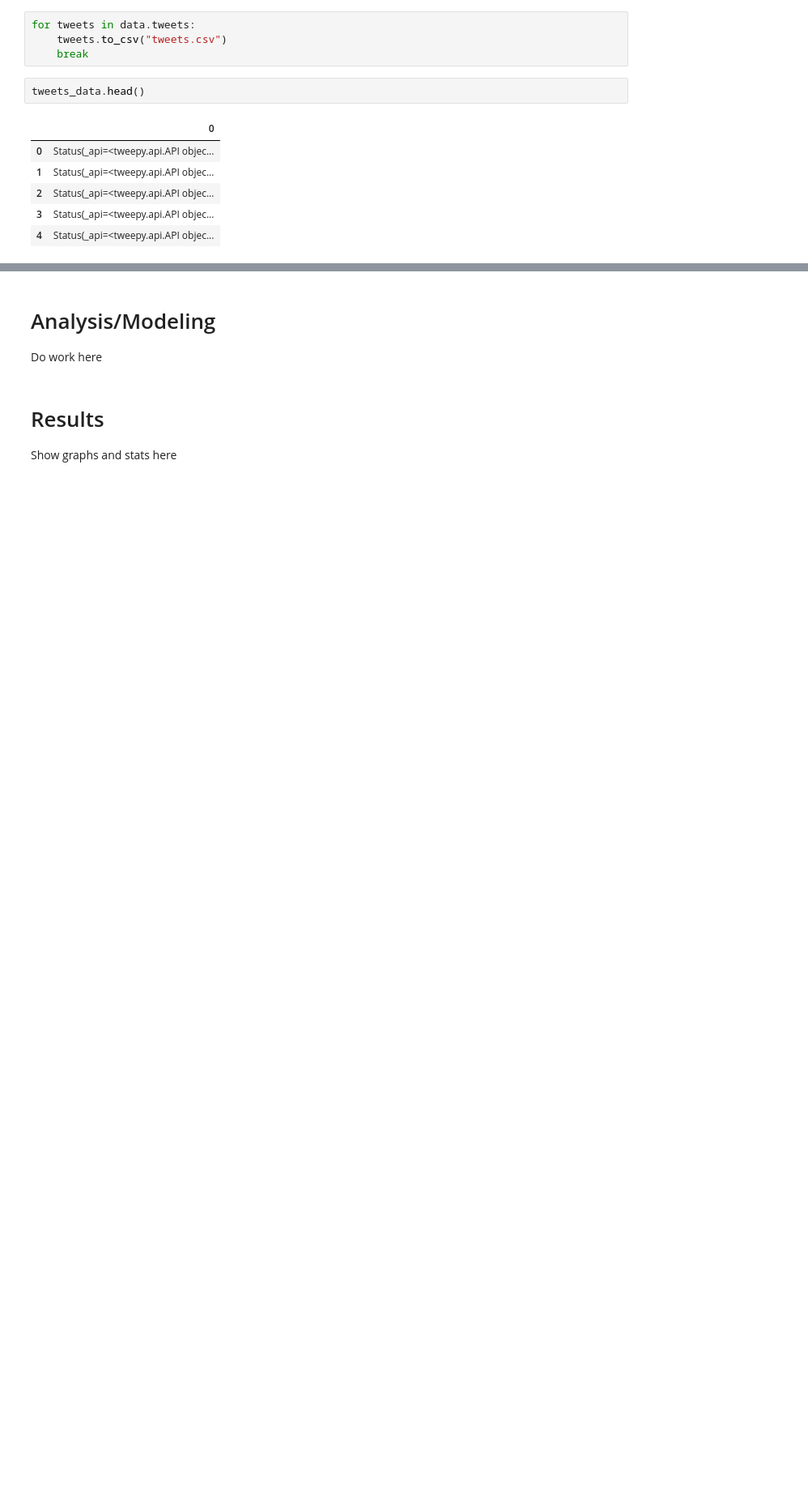
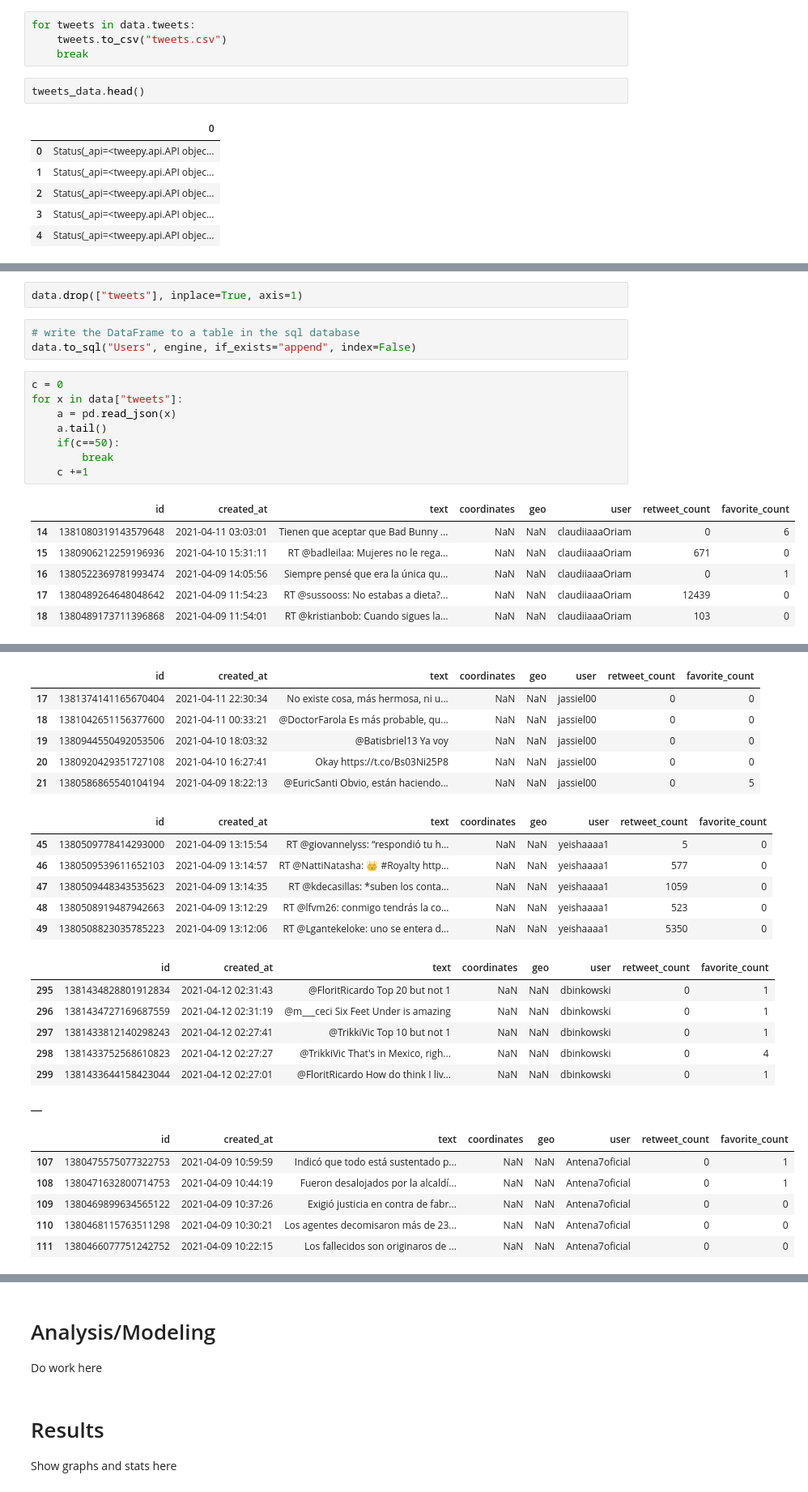
Before and after one commit to adeldelvalle/Social-Network-Analysis, a Jupyter notebook: Twitter Tweet Analysis.ipynb, the cells around one changed output, grey strips where cells are left out. Shown at 81% size. Cells and saved outputs as stored; diff of their text form; blank space fills up the shorter version.

```diff
--- a/Twitter Tweet Analysis.ipynb
+++ b/Twitter Tweet Analysis.ipynb
@@ -189,0 +267,20 @@ tweets_data.head()
+# %%
+data.drop(["tweets"], inplace=True, axis=1)
+# %%
+# write the DataFrame to a table in the sql database
+data.to_sql("Users", engine, if_exists="append", index=False)
+# %%
+c = 0
+for x in data["tweets"]:
+    a = pd.read_json(x)
+    a.tail()
+    if(c==50):
+        break
+    c +=1
+# %% [output]
+|  | id | created_at | text | coordinates | geo | user | retweet_count | favorite_count |
+| 14 | 1381080319143579648 | 2021-04-11 03:03:01 | Tienen que aceptar que Bad Bunny ... | NaN | NaN | claudiiaaaOriam | 0 | 6 |
+| 15 | 1380906212259196936 | 2021-04-10 15:31:11 | RT @badleilaa: Mujeres no le rega... | NaN | NaN | claudiiaaaOriam | 671 | 0 |
+| 16 | 1380522369781993474 | 2021-04-09 14:05:56 | Siempre pensé que era la única qu... | NaN | NaN | claudiiaaaOriam | 0 | 1 |
+| 17 | 1380489264648048642 | 2021-04-09 11:54:23 | RT @sussooss: No estabas a dieta?... | NaN | NaN | claudiiaaaOriam | 12439 | 0 |
+| 18 | 1380489173711396868 | 2021-04-09 11:54:01 | RT @kristianbob: Cuando sigues la... | NaN | NaN | claudiiaaaOriam | 103 | 0 |
@@ -189,0 +299,25 @@ tweets_data.head()
+|  | id | created_at | text | coordinates | geo | user | retweet_count | favorite_count |
+| 17 | 1381374141165670404 | 2021-04-11 22:30:34 | No existe cosa, más hermosa, ni u... | NaN | NaN | jassiel00 | 0 | 0 |
+| 18 | 1381042651156377600 | 2021-04-11 00:33:21 | @DoctorFarola Es más probable, qu... | NaN | NaN | jassiel00 | 0 | 0 |
+| 19 | 1380944550492053506 | 2021-04-10 18:03:32 | @Batisbriel13 Ya voy | NaN | NaN | jassiel00 | 0 | 0 |
+| 20 | 1380920429351727108 | 2021-04-10 16:27:41 | Okay https://t.co/Bs03Ni25P8 | NaN | NaN | jassiel00 | 0 | 0 |
+| 21 | 1380586865540104194 | 2021-04-09 18:22:13 | @EuricSanti Obvio, están haciendo... | NaN | NaN | jassiel00 | 0 | 5 |
+|  | id | created_at | text | coordinates | geo | user | retweet_count | favorite_count |
+| 45 | 1380509778414293000 | 2021-04-09 13:15:54 | RT @giovannelyss: “respondió tu h... | NaN | NaN | yeishaaaa1 | 5 | 0 |
+| 46 | 1380509539611652103 | 2021-04-09 13:14:57 | RT @NattiNatasha: 👑 #Royalty http... | NaN | NaN | yeishaaaa1 | 577 | 0 |
+| 47 | 1380509448343535623 | 2021-04-09 13:14:35 | RT @kdecasillas: *suben los conta... | NaN | NaN | yeishaaaa1 | 1059 | 0 |
+| 48 | 1380508919487942663 | 2021-04-09 13:12:29 | RT @lfvm26: conmigo tendrás la co... | NaN | NaN | yeishaaaa1 | 523 | 0 |
+| 49 | 1380508823035785223 | 2021-04-09 13:12:06 | RT @Lgantekeloke: uno se entera d... | NaN | NaN | yeishaaaa1 | 5350 | 0 |
+|  | id | created_at | text | coordinates | geo | user | retweet_count | favorite_count |
+| 295 | 1381434828801912834 | 2021-04-12 02:31:43 | @FloritRicardo Top 20 but not 1 | NaN | NaN | dbinkowski | 0 | 1 |
+| 296 | 1381434727169687559 | 2021-04-12 02:31:19 | @m___ceci Six Feet Under is amazing | NaN | NaN | dbinkowski | 0 | 1 |
+| 297 | 1381433812140298243 | 2021-04-12 02:27:41 | @TrikkiVic Top 10 but not 1 | NaN | NaN | dbinkowski | 0 | 1 |
+| 298 | 1381433752568610823 | 2021-04-12 02:27:27 | @TrikkiVic That's in Mexico, righ... | NaN | NaN | dbinkowski | 0 | 4 |
+| 299 | 1381433644158423044 | 2021-04-12 02:27:01 | @FloritRicardo How do think I liv... | NaN | NaN | dbinkowski | 0 | 1 |
+|  |
+|  | id | created_at | text | coordinates | geo | user | retweet_count | favorite_count |
+| 107 | 1380475575077322753 | 2021-04-09 10:59:59 | Indicó que todo está sustentado p... | NaN | NaN | Antena7oficial | 0 | 1 |
+| 108 | 1380471632800714753 | 2021-04-09 10:44:19 | Fueron desalojados por la alcaldí... | NaN | NaN | Antena7oficial | 0 | 1 |
+| 109 | 1380469899634565122 | 2021-04-09 10:37:26 | Exigió justicia en contra de fabr... | NaN | NaN | Antena7oficial | 0 | 0 |
+| 110 | 1380468115763511298 | 2021-04-09 10:30:21 | Los agentes decomisaron más de 23... | NaN | NaN | Antena7oficial | 0 | 0 |
+| 111 | 1380466077751242752 | 2021-04-09 10:22:15 | Los fallecidos son originaros de ... | NaN | NaN | Antena7oficial | 0 | 0 |
```
Also changed, not shown: parts of 12 cells of this notebook.
